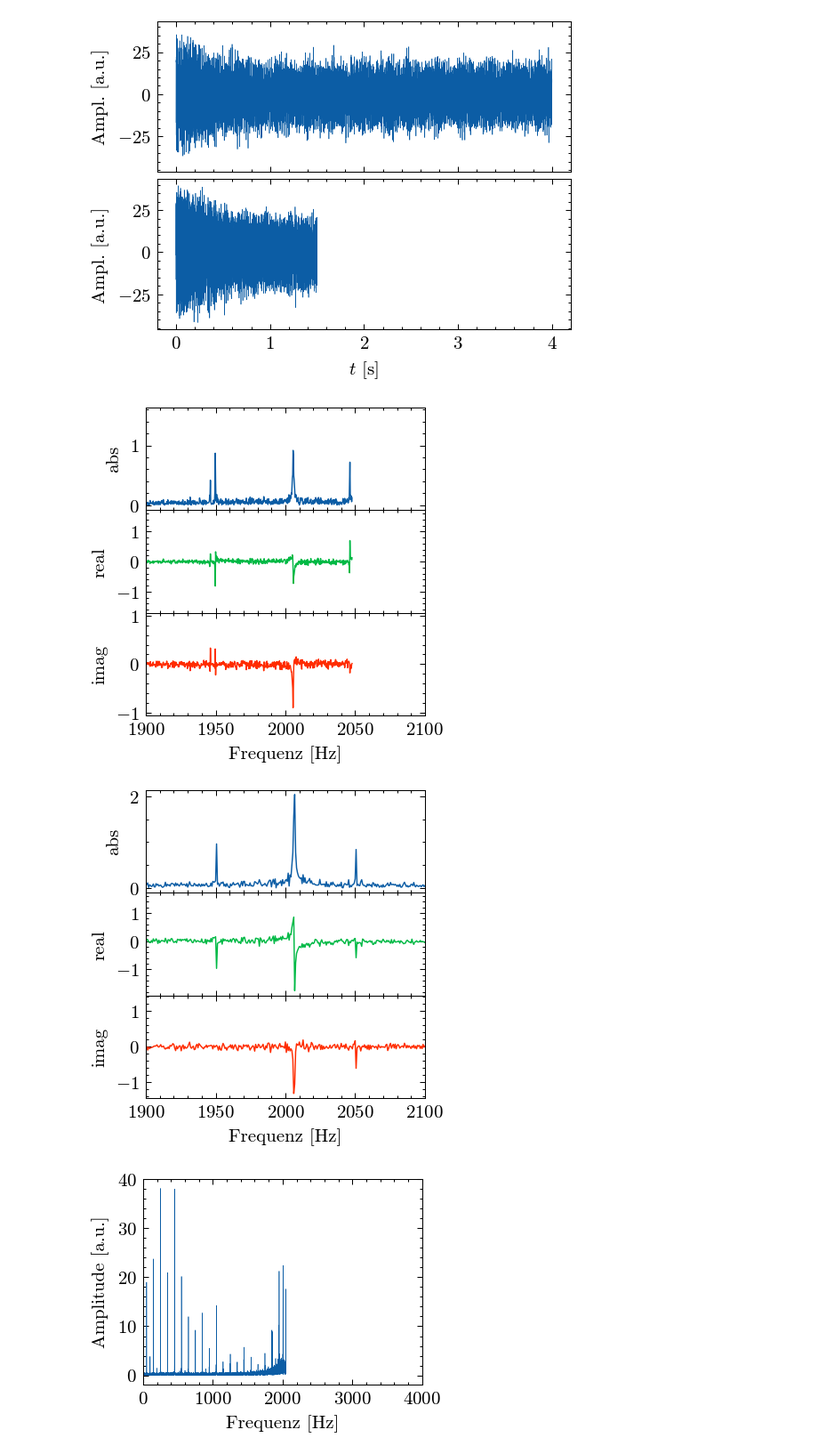
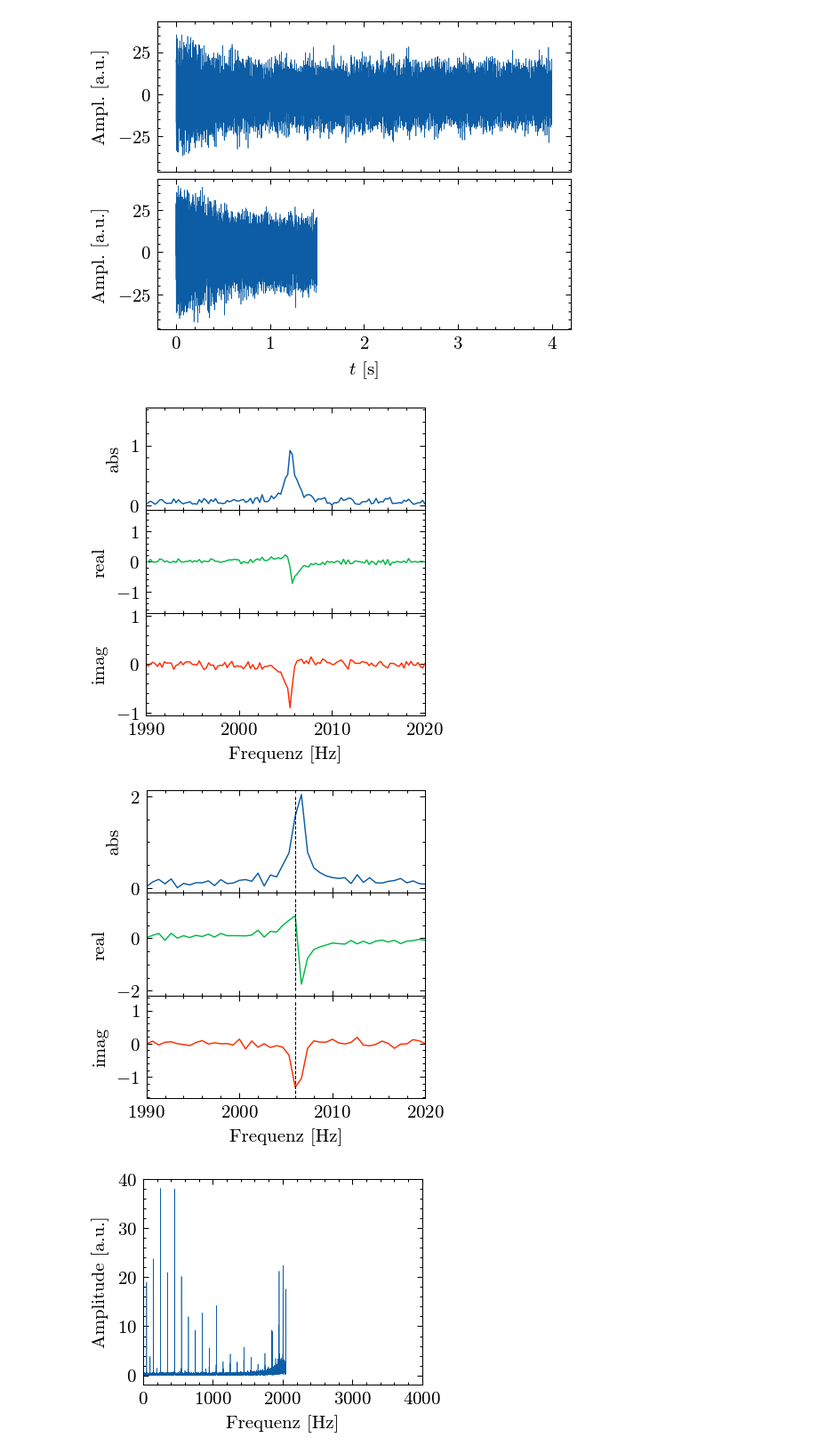
Before and after one commit to emhl/FP2, a Jupyter notebook: kernspin.ipynb, the cells around one changed output. Shown at 89% size. Saved outputs shown, nothing was run; the diff lists cells and outputs as text; code cells hidden in the pictures.

```diff
--- a/kernspin.ipynb
+++ b/kernspin.ipynb
@@ -67,12 +67,12 @@ plt.figure()
 d = dat2[1]
 plt.plot(d[0], d[1],lw=0.7)
 
-f_lamor = 2005.5
+f_lamor = 2006
 w_lamor = 2*np.pi*f_lamor
 print(f_lamor,w_lamor)
 plt.vlines(f_lamor, 0, 17, color='r',lw=0.5)
 
-plt.xlim(1900,2100)
+plt.xlim(1930,2080)
 plt.xlabel('Frequenz [Hz]')
 plt.ylabel('Amplitude [a.u.]')
 plt.savefig(outdir+'2-lamor.pdf')
@@ -311,27 +360,36 @@ ax[1].plot(freq, np.real(dft)/25000,lw=0.7,color='C1')
 ax[1].set_ylabel('real')
 ax[2].plot(freq, np.imag(dft)/25000,lw=0.7,color='C3')
 ax[2].set_ylabel('imag')
-ax[0].set_xlim(1900,2100)
+ax[0].set_xlim(1990,2020)
 ax[2].set_xlabel('Frequenz [Hz]')
 plt.savefig(outdir+'7-long-fft.pdf')
 # %% [output]
-[figure, old version]
+[figure, new version]
 # %%
 fig, ax = plt.subplots(3,1,sharex=True,figsize=(2.7,3),gridspec_kw={'hspace': 0})
 d = dat7[2]
 dft = np.fft.fftshift(np.fft.fft(d[1]))
 freq = np.fft.fftshift(np.fft.fftfreq(len(d[1]),d[0][1]-d[0][0]))
 ax[0].plot(freq, np.abs(dft)/25000,lw=0.7,color='C0')
 ax[0].set_ylabel('abs')
+ax[0].vlines(f_lamor, 0, 2, color='k',lw=0.5,ls='--')
+
+# linienbreite un integral
+
 ax[1].plot(freq, np.real(dft)/25000,lw=0.7,color='C1')
+ax[1].vlines(f_lamor, -2, 1.5, color='k',lw=0.5,ls='--')
+
 ax[1].set_ylabel('real')
+
 ax[2].plot(freq, np.imag(dft)/25000,lw=0.7,color='C3')
+ax[2].vlines(f_lamor, -1.5, 1.3, color='k',lw=0.5,ls='--')
+
 ax[2].set_ylabel('imag')
-ax[0].set_xlim(1900,2100)
+ax[0].set_xlim(1990,2020)
 ax[2].set_xlabel('Frequenz [Hz]')
 plt.savefig(outdir+'7-short-fft.pdf')
 # %% [output]
-[figure, old version]
+[figure, new version]
 # %%
 plt.figure(figsize=(2.7,2))
 # long
```
Also changed, not shown: parts of 14 cells of this notebook.
